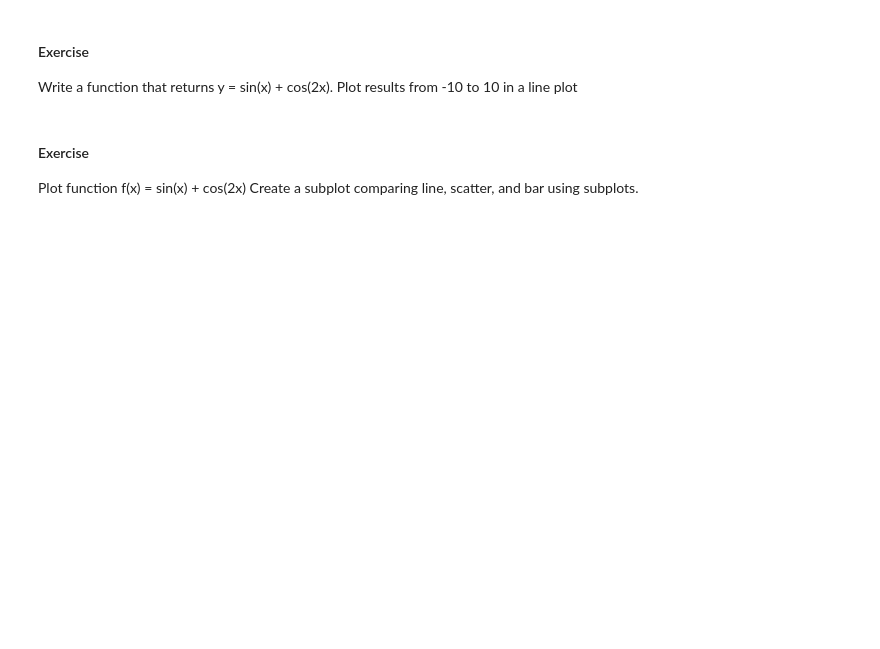
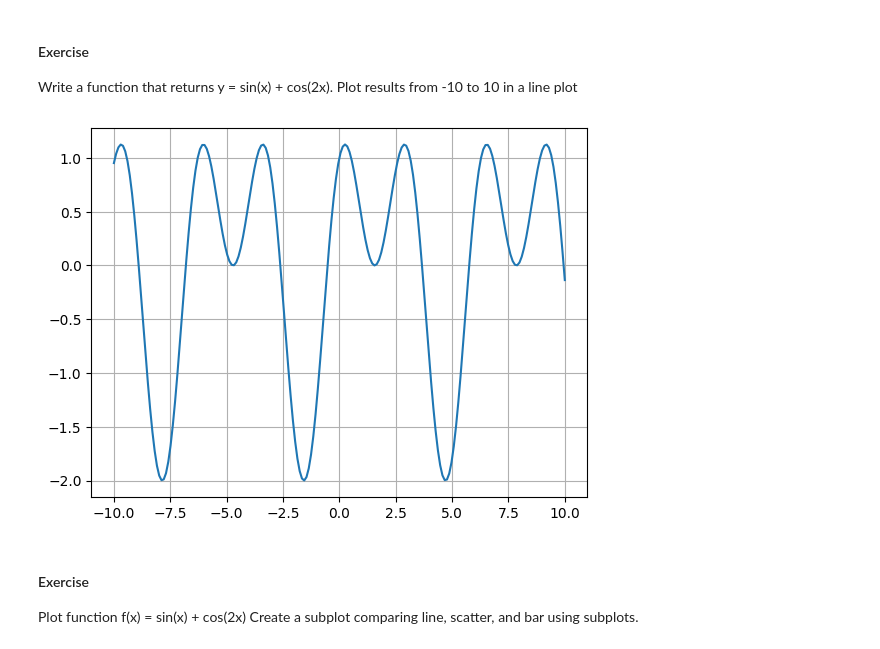
Before and after one commit to Mermaid8008/Lecture6Exercise, a Jupyter notebook: Lecture 6_python_plotting.ipynb, the cells around one changed output. Saved outputs shown, nothing was run; the diff lists cells and outputs as text; code cells hidden in the pictures; blank space fills up the shorter version.

```diff
--- a/Lecture 6_python_plotting.ipynb
+++ b/Lecture 6_python_plotting.ipynb
@@ -310,6 +309,15 @@ Write a function that returns y = sin(x) + cos(2x).
 Plot results from -10 to 10 in a line plot
 # %%
 # Your code here.
+import matplotlib.pyplot as plt
+import numpy as np
+
+x = np.linspace(-10, 10, 200) # from -10 - 10, with 200 points
+y = np.sin(x) + np.cos(2*x) # function to be graphed
+plt.plot(x,y) # graphs in form of line
+plt.grid()
+# %% [output]
+[figure, added]
 # %% [markdown]
 #### Exercise
 Plot function f(x) = sin(x) + cos(2x)
```
Also changed, not shown: parts of 2 cells of this notebook.
